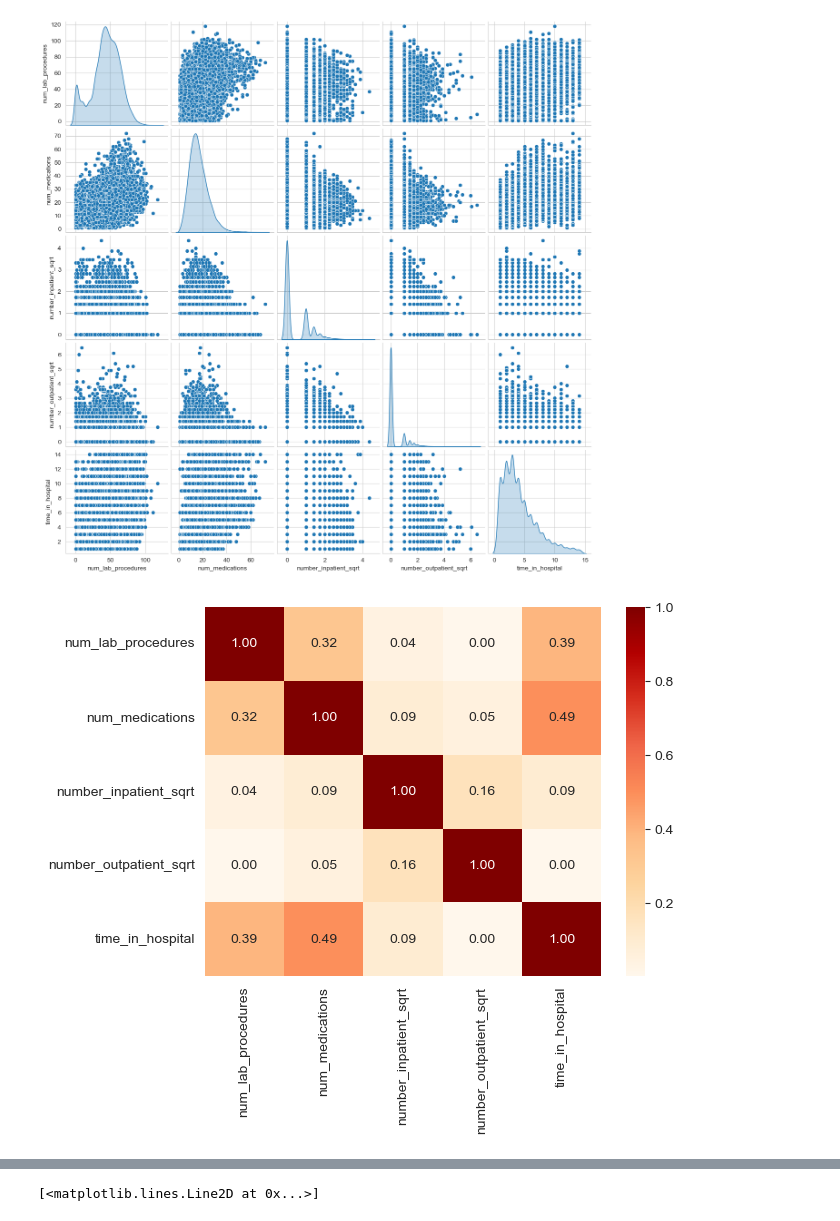
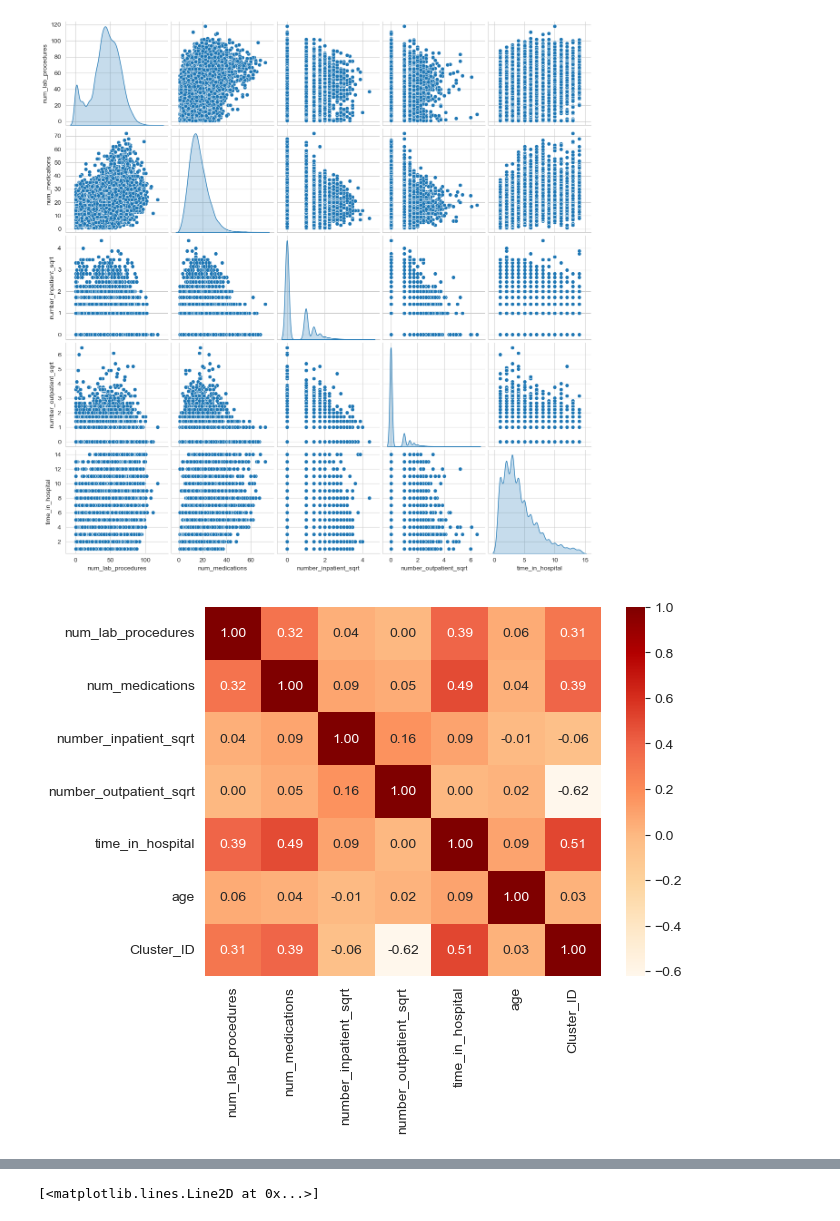
Before and after one commit to johnmarquess/IFN509, a Jupyter notebook: Assignment 2/clustering.ipynb, the cells around one changed output, grey strips where cells are left out. Drawn from its saved outputs; the diff is of its cells as text; code cells hidden in the pictures.

```diff
--- a/Assignment 2/clustering.ipynb
+++ b/Assignment 2/clustering.ipynb
@@ -97,10 +99,10 @@ d2_kmeans = d2_cluster[['num_lab_procedures', 'num_medications', 'number_inpatie
 # %%
 # plot a correlation matrix for d2_cluster
-corr = d2_kmeans.corr()
+corr = d2_age_cluster.corr()
 sns.heatmap(corr, annot=True, fmt='.2f', cmap='OrRd')
 plt.show()
 # %% [output]
-[figure, old version]
+[figure, new version]
 # %%
 from sklearn.cluster import KMeans
 # %%
```
Also changed, not shown: parts of 22 cells of this notebook.
